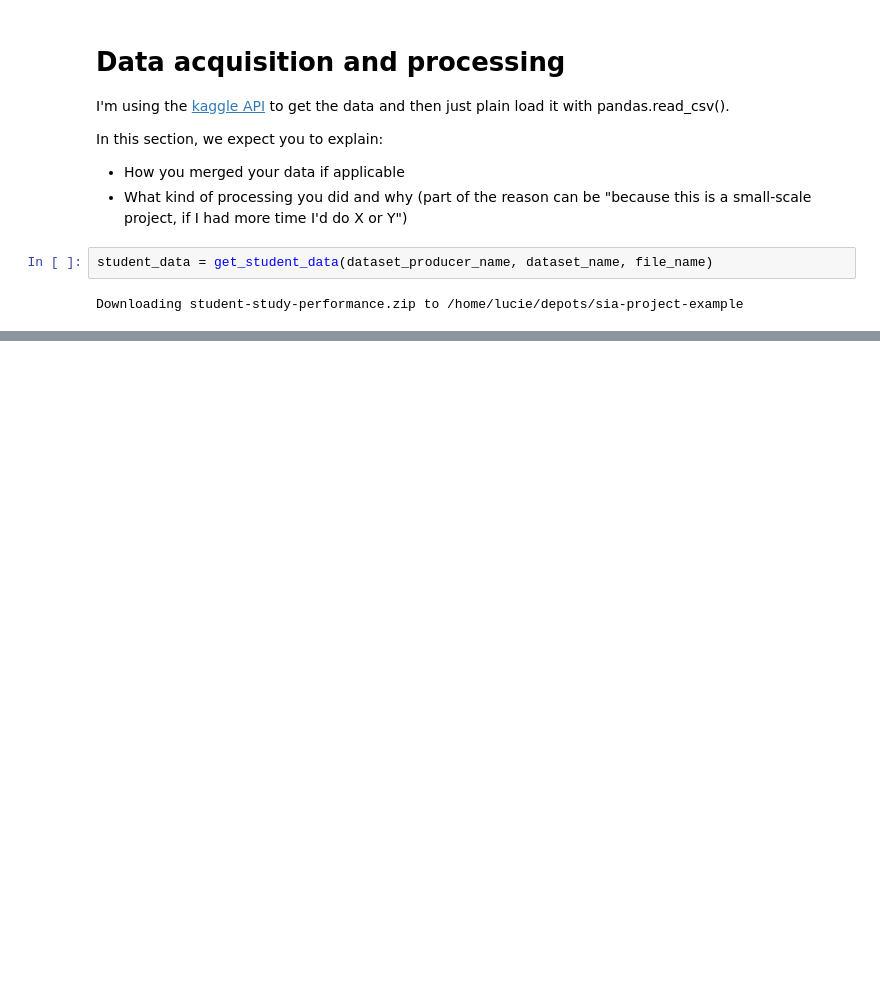
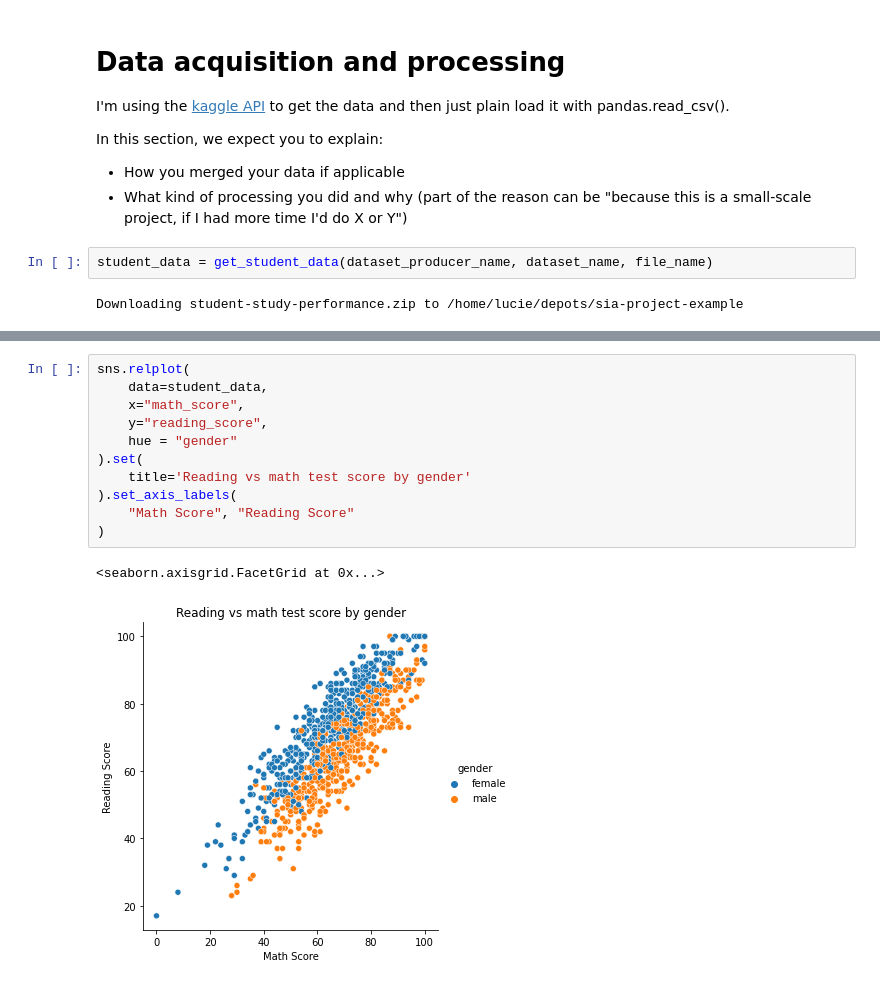
Before and after one commit to lucielerolland/sia-project-example, a Jupyter notebook: project.ipynb, the cells around one changed output, grey strips where cells are left out. Cells and saved outputs as stored; diff of their text form; blank space fills up the shorter version.

Commit message:
add visualisation

```diff
--- a/project.ipynb
+++ b/project.ipynb
@@ -34,0 +61,14 @@ Downloading student-study-performance.zip to /home/lucie/depots/sia-project-exam
+# %%
+sns.relplot(
+    data=student_data,
+    x="math_score",
+    y="reading_score",
+    hue = "gender"
+).set(
+    title='Reading vs math test score by gender'
+).set_axis_labels(
+    "Math Score", "Reading Score"
+)
+# %% [output]
+<seaborn.axisgrid.FacetGrid at 0x...>
+[figure, added]
```
Also changed, not shown: parts of 3 cells of this notebook.
